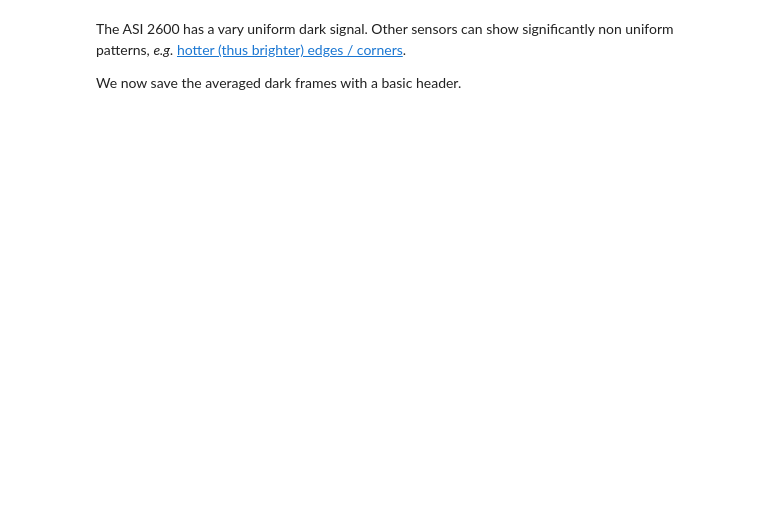
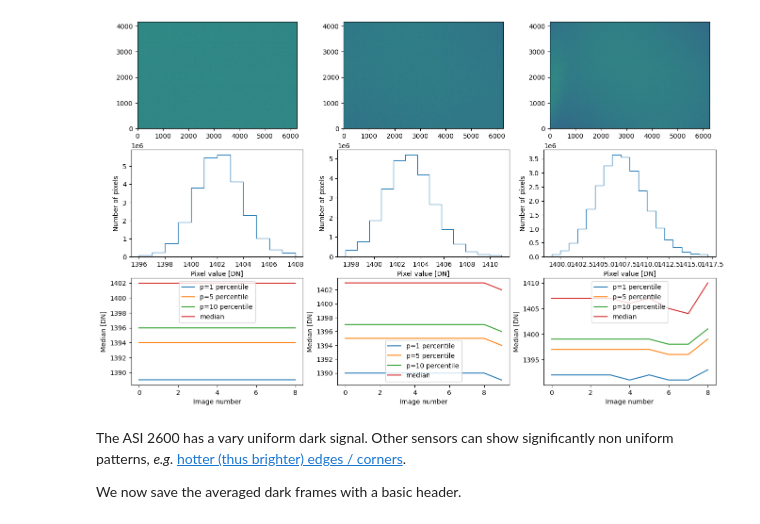
Before and after one commit to frederic-auchere/OHP, a Jupyter notebook: darks.ipynb, the cells around one changed output. Cells and saved outputs as stored; diff of their text form; code cells hidden in the pictures; blank space fills up the shorter version.

```diff
--- a/darks.ipynb
+++ b/darks.ipynb
@@ -95,3 +19,61 @@ for i, path in enumerate(paths):
+# %%
+import os
+from tqdm import tqdm
+import glob
+from astropy.io import fits
+from astropy.stats import sigma_clip
+from astropy.visualization import ImageNormalize, LinearStretch, PercentileInterval
+import matplotlib.pyplot as plt
+import numpy as np
+import numpy.ma as ma
+
+import inout
+
+# Replace by your directories
+paths = [r'C:\Users\fauchere\Pictures\ASI2600MM\20260720\DARK\0s',
+         r'C:\Users\fauchere\Pictures\ASI2600MM\20260720\DARK\60s',
+         r'C:\Users\fauchere\Pictures\ASI2600MM\20260720\DARK\120s']
+
+
+fig, axes = plt.subplots(3, len(paths), figsize=(16, 10))
+
+method = 'sigma_clip'
+
+dark_frames = []  # used to save the stacked dark frames
+base_headers = []  # used to save one header for later
+for i, path in enumerate(paths):
+        files = glob.glob(os.path.join(path, '*.fits'))
+        # Create the stack
+        dark_stack = []
+        for f in tqdm(files):
+            dark_stack.append(fits.getdata(f))
+        dark_stack = np.array(dark_stack)
+
+        # Average,median or sigma_clip the stack
+        if method == 'mean':
+            dark_frame = np.mean(dark_stack, axis=0)
+        elif method == 'median':
+            dark_frame = np.median(dark_stack, axis=0)
+        elif method == 'sigma_clip':
+            dark_frame = ma.median(sigma_clip(dark_stack, axis=0, sigma=5, maxiters=10), axis=0)
+
+        dark_frames.append(dark_frame)
+        base_headers.append(fits.getheader(files[0]))
+
+        norm = ImageNormalize(dark_frame, stretch=LinearStretch(), interval=PercentileInterval(99))
+
+        axes[0, i].imshow(dark_frame, norm=norm, origin='lower')
+        axes[1, i].hist(dark_frame.flatten(), histtype='step', bins=int(norm.vmax - norm.vmin), range=[norm.vmin, norm.vmax])
+        axes[1, i].set_xlabel('Pixel value [DN]')
+        axes[1, i].set_ylabel('Number of pixels')
+        for p in [1, 5, 10]:
+                axes[2, i].plot(np.percentile(dark_stack, p, axis=(1, 2)), label=f'p={p} percentile')
+        axes[2, i].plot(np.median(dark_stack, axis=(1, 2)), label='median')
+        axes[2, i].set_xlabel('Image number')
+        axes[2, i].set_ylabel('Median [DN]')
+        axes[2, i].legend()
+# %% [output]
+[figure, added]
 # %% [markdown]
 The ASI 2600 has a vary uniform dark signal. Other sensors can show significantly non uniform patterns, *e.g.* [hotter (thus brighter) edges / corners](https://www.cloudynights.com/uploads/monthly_01_2016/post-199816-0-67542700-1452139850.jpg).
 
```
Also changed, not shown: parts of 3 cells of this notebook, 1 other file.
